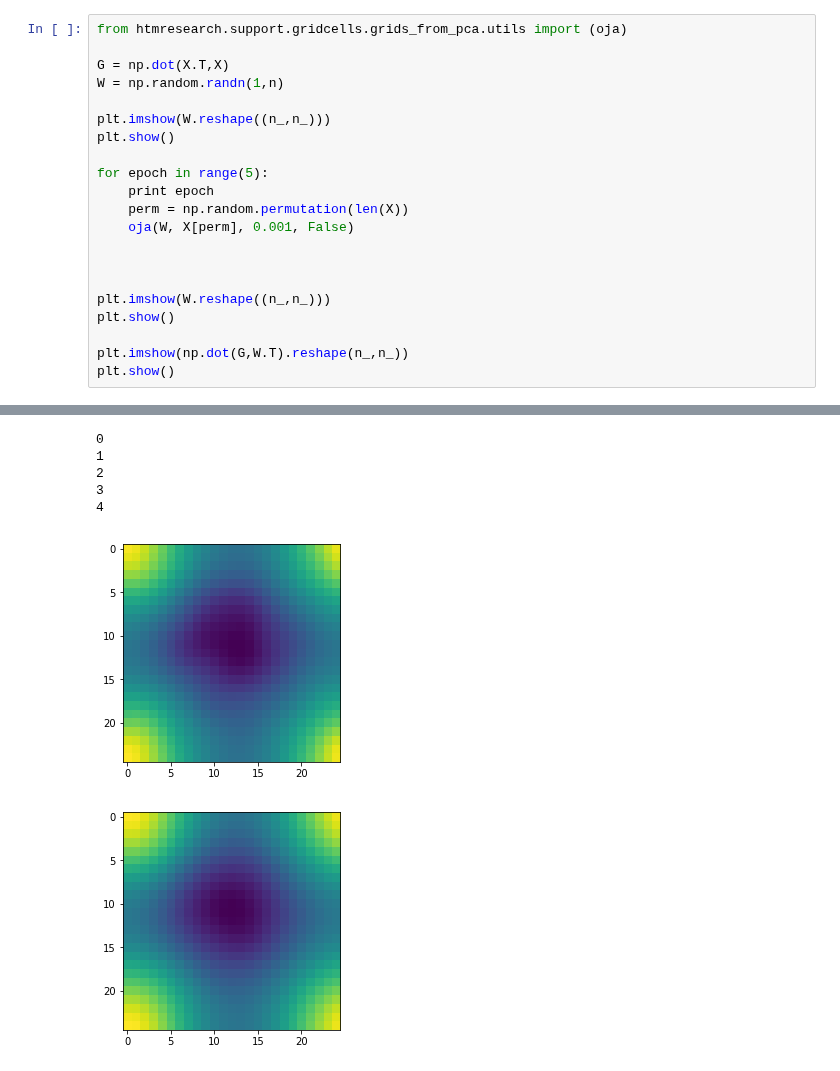
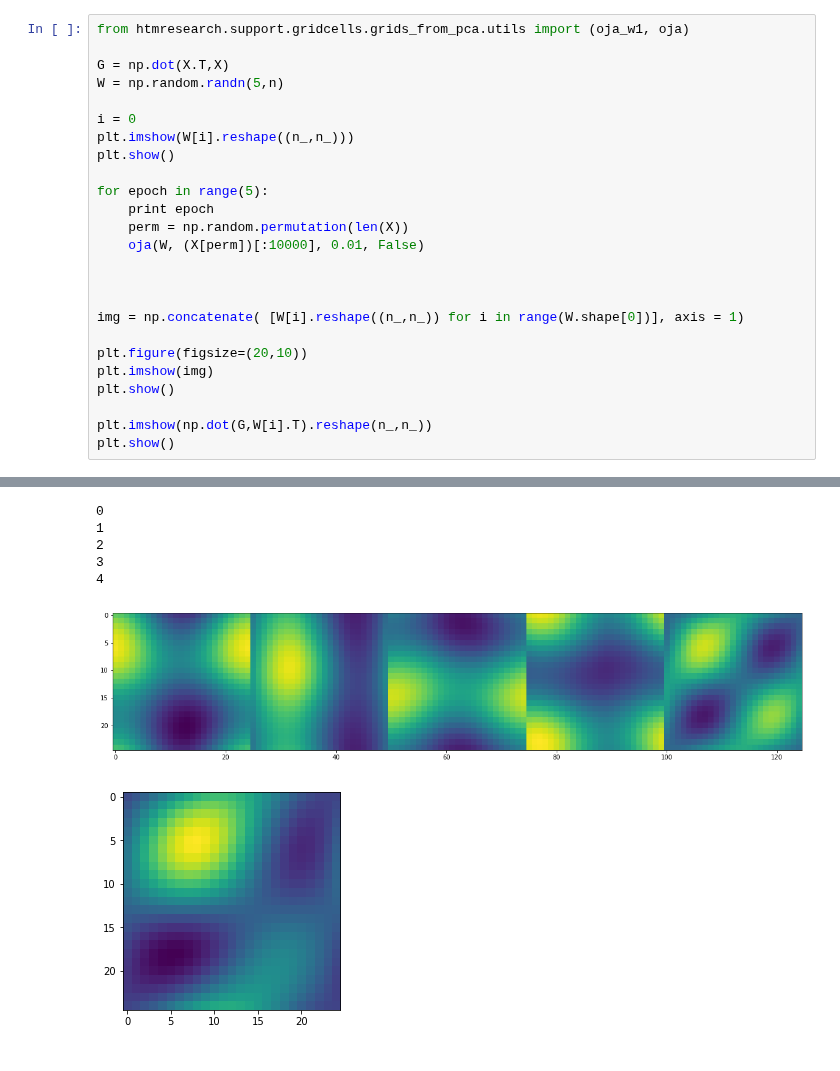
Before and after one commit to mirkoklukas/htmresearch, a Jupyter notebook: projects/gridcells/jupyter/eigendecomposition/2d new.ipynb, the cells around one changed output, grey strips where cells are left out. Saved outputs shown, nothing was run; the diff lists cells and outputs as text.

```diff
--- a/projects/gridcells/jupyter/eigendecomposition/2d new.ipynb
+++ b/projects/gridcells/jupyter/eigendecomposition/2d new.ipynb
@@ -57,22 +76,26 @@ The autoreload extension is already loaded. To reload it, use:
 # %%
-from htmresearch.support.gridcells.grids_from_pca.utils import (oja)
+from htmresearch.support.gridcells.grids_from_pca.utils import (oja_w1, oja)
 
 G = np.dot(X.T,X)
-W = np.random.randn(1,n)
+W = np.random.randn(5,n)
 
-plt.imshow(W.reshape((n_,n_)))
+i = 0
+plt.imshow(W[i].reshape((n_,n_)))
 plt.show()
 
 for epoch in range(5):
     print epoch
     perm = np.random.permutation(len(X))
-    oja(W, X[perm], 0.001, False)
+    oja(W, (X[perm])[:10000], 0.01, False)
 
 
 
-plt.imshow(W.reshape((n_,n_)))
+img = np.concatenate( [W[i].reshape((n_,n_)) for i in range(W.shape[0])], axis = 1)
+
+plt.figure(figsize=(20,10))
+plt.imshow(img)
 plt.show()
 
-plt.imshow(np.dot(G,W.T).reshape(n_,n_))
+plt.imshow(np.dot(G,W[i].T).reshape(n_,n_))
 plt.show()
 # %% [output]
@@ -80,8 +103,8 @@ plt.show()
 0
 1
 2
 3
 4
-[figure, old version]
+[figure, new version]
-[figure, old version]
+[figure, new version]
 # %%
```
Also changed, not shown: parts of 5 cells of this notebook, 1 other file.
